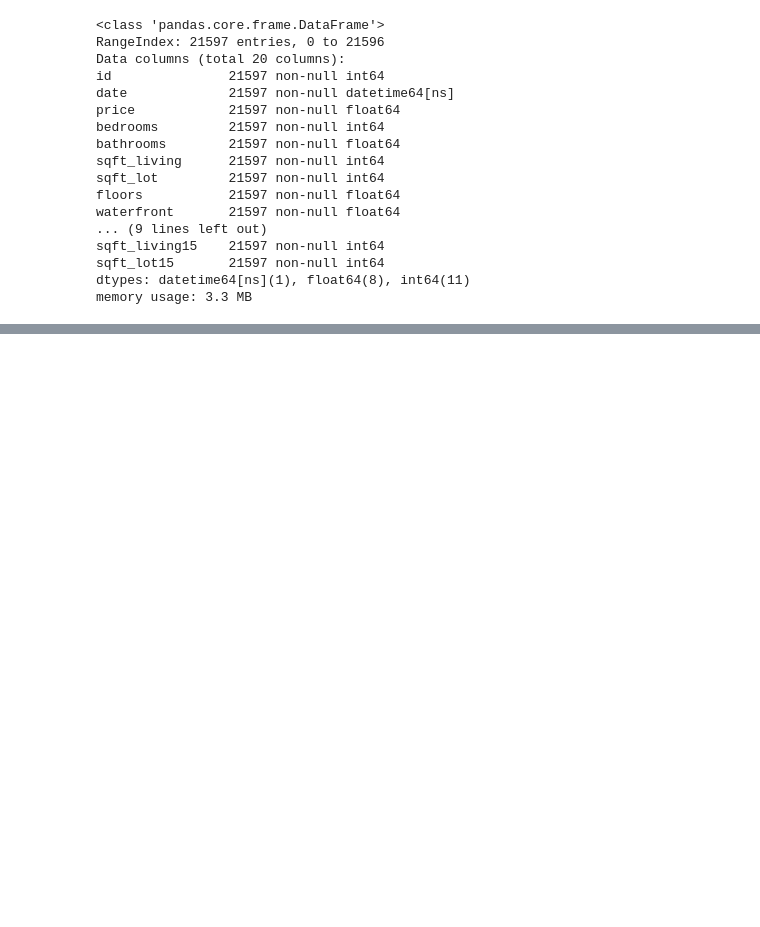
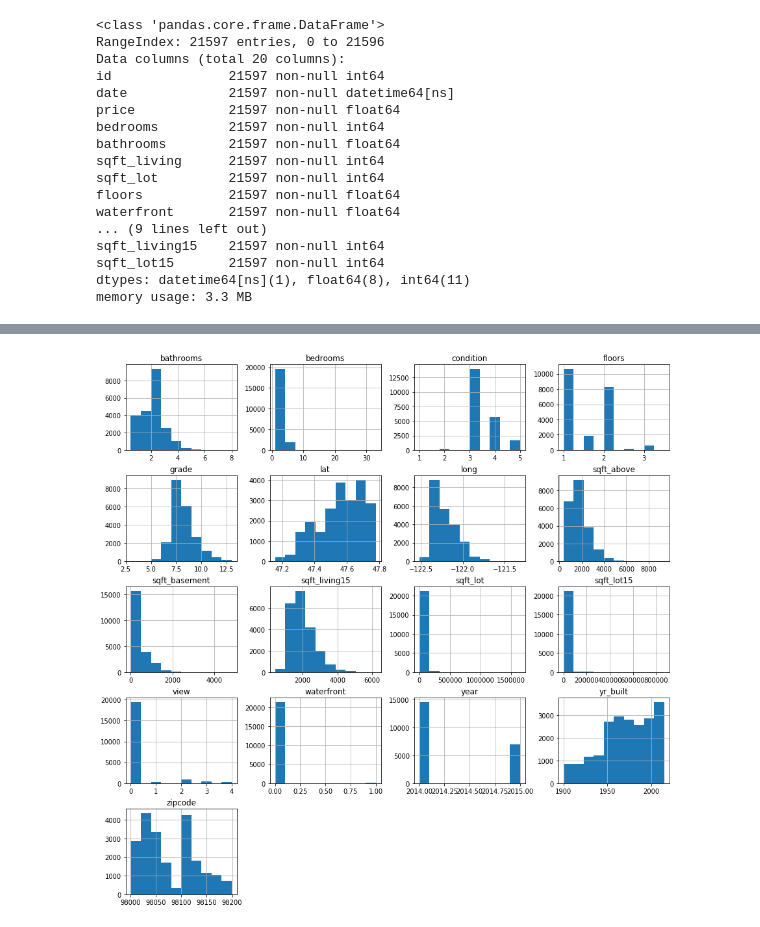
Before and after one commit to isobeldaley/dsc-v2-mod1-final-project-online-ds-ft-071519, a Jupyter notebook: student.ipynb, the cells around one changed output, grey strips where cells are left out. Drawn from its saved outputs; the diff is of its cells as text; code cells hidden in the pictures; blank space fills up the shorter version.

```diff
--- a/student.ipynb
+++ b/student.ipynb
@@ -479,0 +629,5 @@ sns.heatmap(kc_data)
+# %%
+kc_data_pred.hist(figsize=(15,15))
+plt.show()
+# %% [output]
+[figure, added]
```
Also changed, not shown: parts of 51 cells of this notebook.
